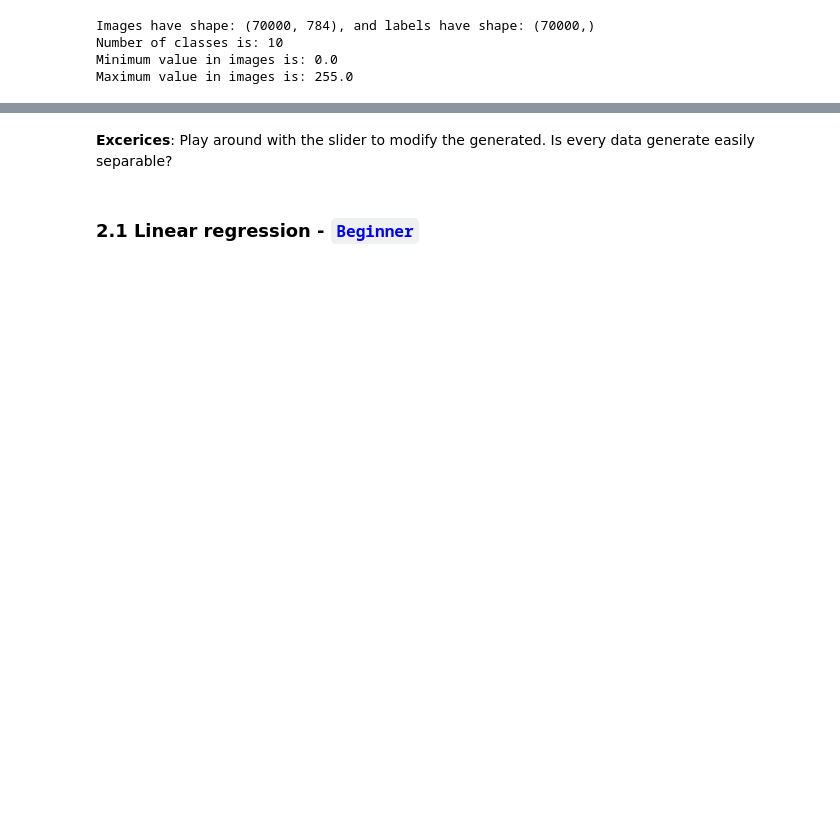
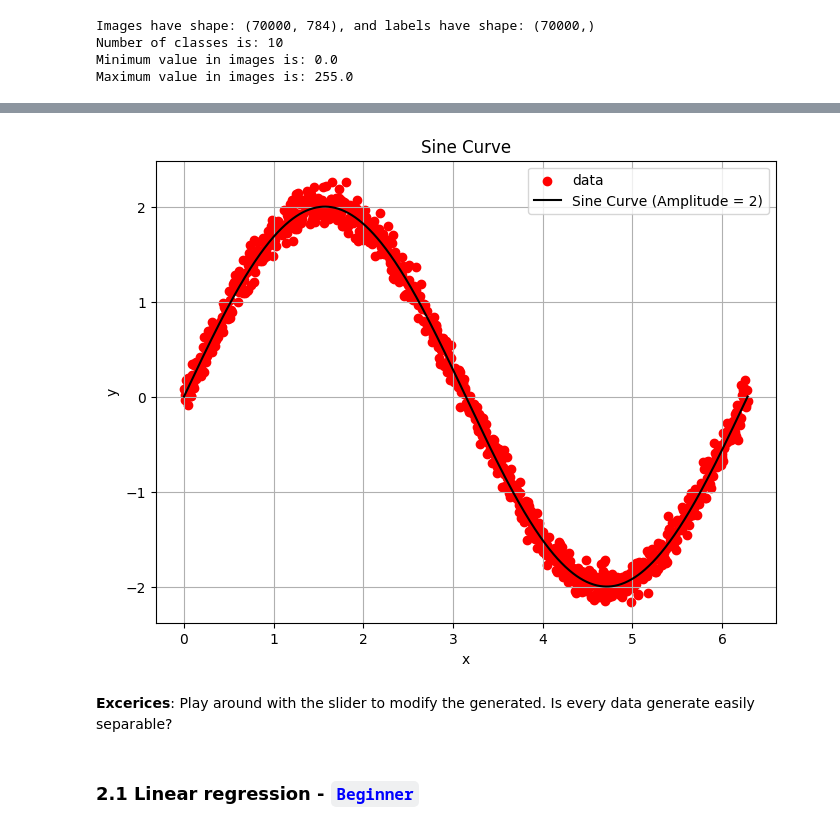
Before and after one commit to deep-learning-indaba/indaba-pracs-2023, a Jupyter notebook: practicals/Intro_ML_English_Prac.ipynb, the cells around one changed output, grey strips where cells are left out. Saved outputs shown, nothing was run; the diff lists cells and outputs as text; code cells hidden in the pictures; blank space fills up the shorter version.

```diff
--- a/practicals/Intro_ML_English_Prac.ipynb
+++ b/practicals/Intro_ML_English_Prac.ipynb
@@ -272,3 +238,21 @@ plot_dataset(inputs, labels)
+# %%
+# @title Sine curve
+amplitude = 2
+x = np.linspace(0, 2*np.pi, 1000)  # Generate x values from 0 to 2*pi
+y = amplitude*np.sin(x) + np.random.randn(1000)*0.1   # Calculate y values using the sine function
+yfit = amplitude*np.sin(x)
+
+plt.figure(figsize=(8, 6))
+plt.scatter(x, y, label="data", color='red')
+plt.plot(x, yfit, label=f'Sine Curve (Amplitude = {amplitude})', color='black')
+plt.title('Sine Curve')
+plt.xlabel('x')
+plt.ylabel('y')
+plt.legend()
+plt.grid()
+plt.show()
+# %% [output]
+[figure, added]
 # %% [markdown]
 **Excerices**: Play around with the slider to modify the generated. Is every data generate easily separable?
 # %% [markdown]
```
Also changed, not shown: parts of 74 cells of this notebook.
